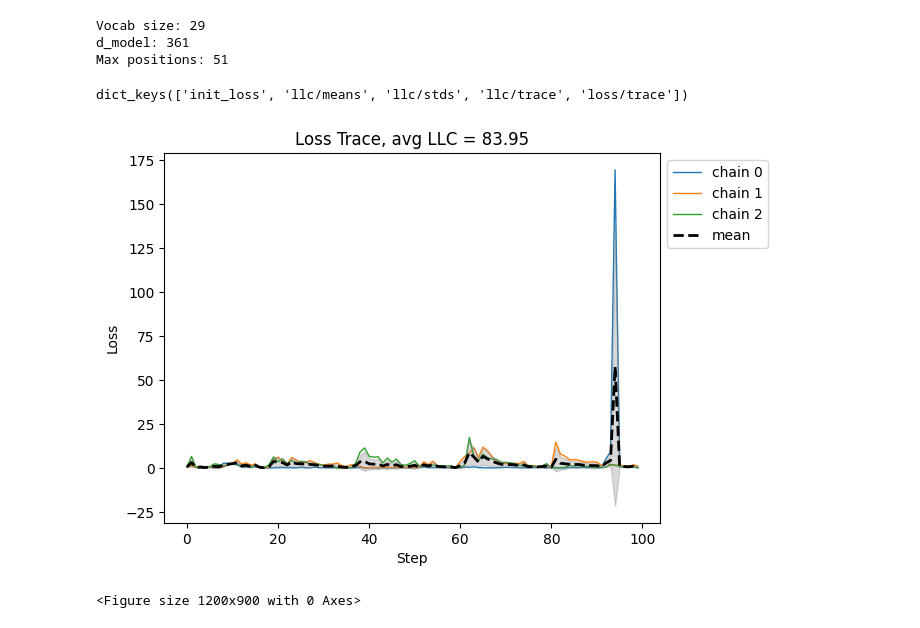
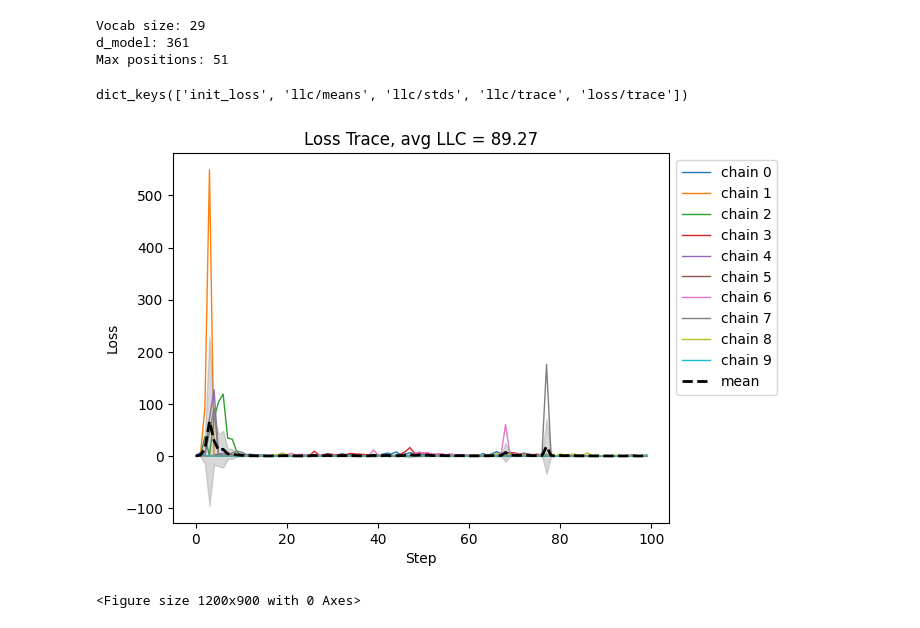
Before and after one commit to leo-du-03/llc-interpretability, a Jupyter notebook: pal_llc_estim.ipynb, the cells around one changed output. Cells and saved outputs as stored; diff of their text form; code cells hidden in the pictures.

```diff
--- a/pal_llc_estim.ipynb
+++ b/pal_llc_estim.ipynb
@@ -52,8 +52,12 @@ import torch.nn as nn
 import torch.nn.functional as F
 
 bos = "BOS"
-init_model = check_palindrome()
+init_model = check_palindrome() # CHANGE TO WHATEVER
 base_model = haiku_to_pytorch(init_model)
+
+init_vocab = ['a', 'b', 'c', 'd', 'e']
+init_label = lambda data: int(list(data) == list(data)[::-1])
+init_seq_len = 5
 
 # Get vocab from the encoder's encoding_map
 token_to_idx = init_model.input_encoder.encoding_map
@@ -147,7 +151,7 @@ for param in model.parameters():
 model = model.to(DEVICE)
 
 # Dataset
-class PalindromeDataset(torch.utils.data.Dataset):
+class GeneralDataset(torch.utils.data.Dataset):
     def __init__(self, vocab, seq_len, num_samples):
         self.vocab = vocab
         self.seq_len = seq_len
@@ -161,7 +165,7 @@ class PalindromeDataset(torch.utils.data.Dataset):
         seq = [np.random.choice(self.vocab) for _ in range(self.seq_len)]
 
         # Label: 1 if palindrome, 0 otherwise
-        label = int(seq == seq[::-1])
+        label = init_label(seq) #change to whatever labeling needed
 
         # Prepend BOS token
         full_seq = ["BOS"] + seq
@@ -174,8 +178,8 @@ def custom_collate(batch):
     return list(sequences), torch.tensor(labels, dtype=torch.long)
 
 # Create dataset and loader
-vocab = ['a', 'b', 'c', 'd', 'e']
-data = PalindromeDataset(vocab=vocab, seq_len=5, num_samples=10000)
+vocab = init_vocab
+data = GeneralDataset(vocab=vocab, seq_len=init_seq_len, num_samples=10000)
 loader = torch.utils.data.DataLoader(data, batch_size=256, shuffle=True, collate_fn=custom_collate)
 
 # Proper evaluate function with cross-entropy loss
@@ -211,33 +215,34 @@ learning_coeff_stats = estimate_learning_coeff_with_summary(
     optimizer_kwargs=dict(
         lr=1e-5,  # Much lower learning rate
         localization=100.0,
         nbeta=default_nbeta(loader)
     ),
-    num_chains=3,
+    num_chains=10,
     num_draws=100,
     num_burnin_steps=0,
     num_steps_bw_draws=1,
     device=DEVICE,
     online=True,
 )
 
 trace = learning_coeff_stats["loss/trace"]
 print(learning_coeff_stats.keys())
 
 plot_trace(
     trace,
     "Loss",
     x_axis="Step",
     title=f"Loss Trace, avg LLC = {sum(learning_coeff_stats['llc/means']) / len(learning_coeff_stats['llc/means']):.2f}",
     plot_mean=False,
     plot_std=False,
     fig_size=(12, 9),
     true_lc=None,
 )
+print(learning_coeff_stats['llc/means'])
 # %% [output]
 Vocab size: 29
 d_model: 361
 Max positions: 51
 dict_keys(['init_loss', 'llc/means', 'llc/stds', 'llc/trace', 'loss/trace'])
-[figure, old version]
+[figure, new version]
 <Figure size 1200x900 with 0 Axes>
```
Also changed, not shown: 1 other file.
